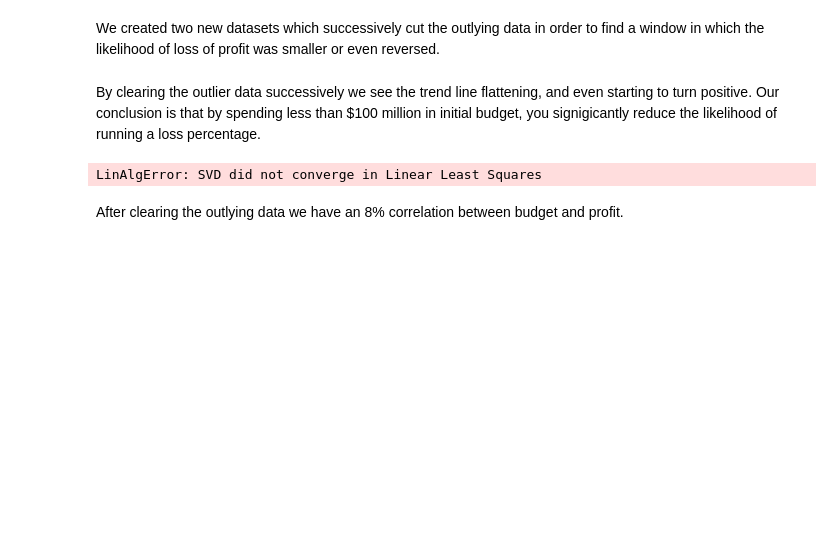
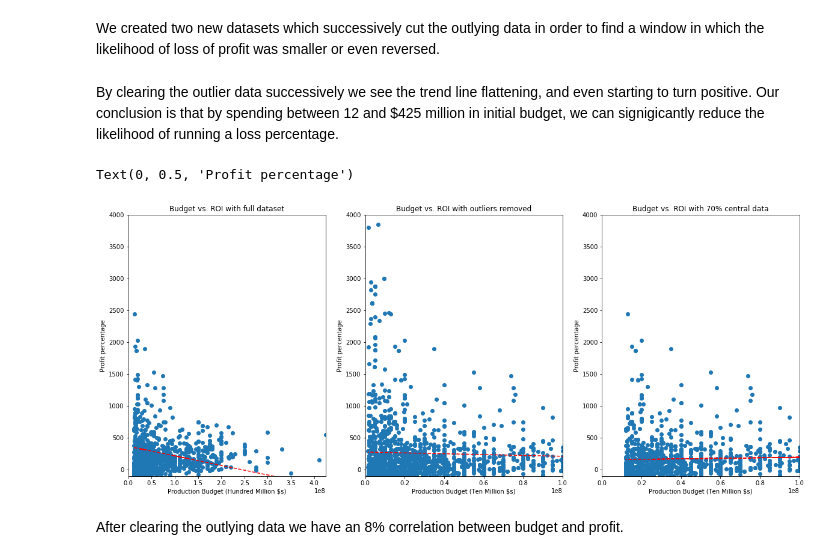
Before and after one commit to bagnine/moviedata, a Jupyter notebook: Code/moviedata.ipynb, the cells around one changed output. Drawn from its saved outputs; the diff is of its cells as text; code cells hidden in the pictures; blank space fills up the shorter version.

Commit message:
graph

```diff
--- a/Code/moviedata.ipynb
+++ b/Code/moviedata.ipynb
@@ -324,7 +324,7 @@ maindf_2 = pd.DataFrame(maindf)
 maindf_2['production_budget'] = maindf_2['production_budget'].sort_values()[600:2100]
 maindf_2.dropna(subset = ['production_budget'], inplace = True)
 # %% [markdown]
-By clearing the outlier data successively we see the trend line flattening, and even starting to turn positive. Our conclusion is that by spending less than $100 million in initial budget, you signigicantly reduce the likelihood of running a loss percentage.
+By clearing the outlier data successively we see the trend line flattening, and even starting to turn positive. Our conclusion is that by spending between 12 and $425 million in initial budget, we can signigicantly reduce the likelihood of running a loss percentage.
 # %%
 budget_fig = plt.figure(figsize= (20, 8))
 
@@ -332,41 +332,42 @@ ax = budget_fig.add_subplot(131)
 ax1 = budget_fig.add_subplot(132)
 ax2 = budget_fig.add_subplot(133)
 
-z = np.polyfit(maindf.production_budget, maindf.profit_percentage, 1)
+# z = np.polyfit(maindf.production_budget, maindf.profit_percentage, 1)
 z1= np.polyfit(maindf_1.production_budget, maindf_1.profit_percentage, 1)
 z2= np.polyfit(maindf_2.production_budget, maindf_2.profit_percentage, 1)
 p = np.poly1d(z)
 p1 = np.poly1d(z1)
 p2 = np.poly1d(z2)
 
 ax.scatter(maindf.production_budget, maindf.profit_percentage)
 ax.plot(maindf.production_budget, p(maindf.production_budget),"r--")
 
 ax1.scatter(maindf_1.production_budget, maindf_1.profit_percentage)
 ax1.plot(maindf_1.production_budget, p1(maindf_1.production_budget),"r--")
 
 ax2.scatter(maindf_2.production_budget, maindf_2.profit_percentage)
 ax2.plot(maindf_2.production_budget, p2(maindf_2.production_budget),"r--")
 
 ax.set_ylim(-100, 4000)
 ax1.set_ylim(-100, 4000)
 ax2.set_ylim(-100, 4000)
 ax.set_xlim(0, 425000000)
 ax1.set_xlim(0, 100000000)
 ax2.set_xlim(0, 100000000)
 
 ax.set_title('Budget vs. ROI with full dataset')
 ax1.set_title('Budget vs. ROI with outliers removed')
 ax2.set_title('Budget vs. ROI with 70% central data')
 
 ax.set_xlabel('Production Budget (Hundred Million $s)')
 ax.set_ylabel('Profit percentage')
 ax1.set_xlabel('Production Budget (Ten Million $s)')
 ax1.set_ylabel('Profit percentage')
 ax2.set_xlabel('Production Budget (Ten Million $s)')
 ax2.set_ylabel('Profit percentage')
 # %% [output]
-LinAlgError: SVD did not converge in Linear Least Squares
+Text(0, 0.5, 'Profit percentage')
+[figure, added]
 # %% [markdown]
 After clearing the outlying data we have an 8% correlation between budget and profit.
 # %%
```
Also changed, not shown: parts of 1 cell of this notebook.
